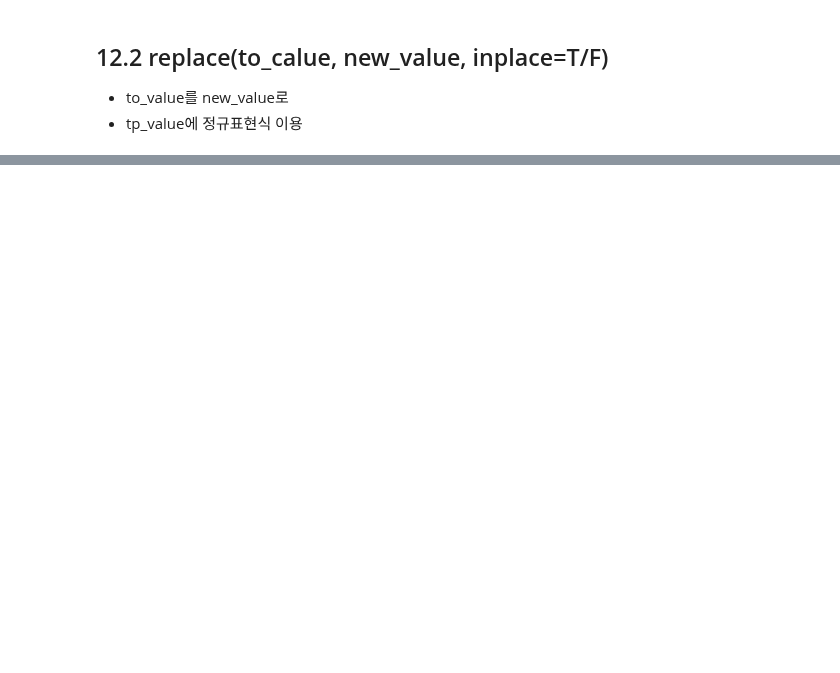
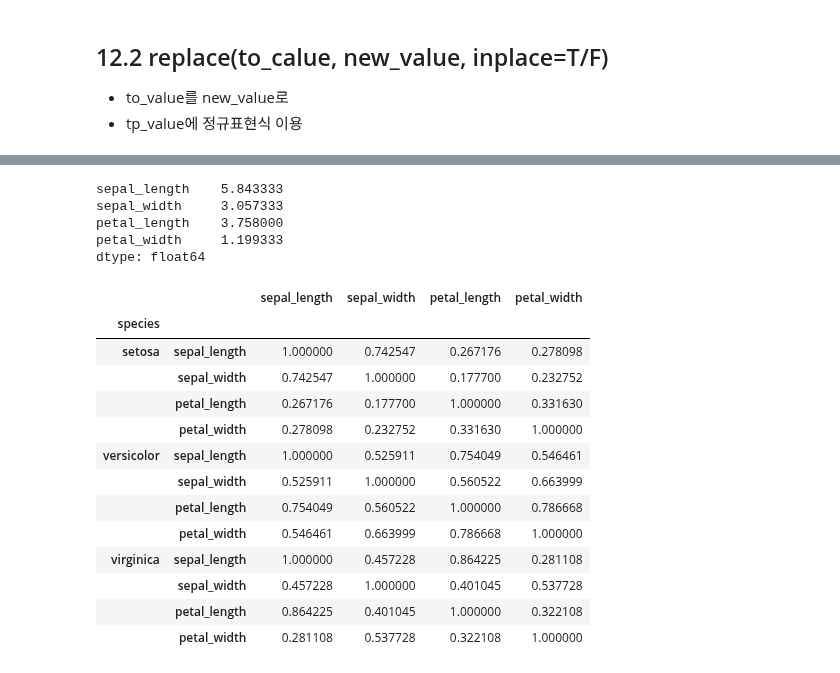
Before and after one commit to SeohuiJeong0420/ai_x, a Jupyter notebook: source/01_python/ch11_데이터프레임과 시리즈(Pandas)_9절~.ipynb, the cells around one changed output, grey strips where cells are left out. Cells and saved outputs as stored; diff of their text form; code cells hidden in the pictures; blank space fills up the shorter version.

Commit message:
ch11데이터프레임과 시리즈(Pandas)4

```diff
--- a/source/01_python/ch11_데이터프레임과 시리즈(Pandas)_9절~.ipynb
+++ b/source/01_python/ch11_데이터프레임과 시리즈(Pandas)_9절~.ipynb
@@ -628,0 +985,5 @@ NameError: name 'values' is not defined
+# %%
+#2.iris 데이터를 데이터프레임 변수인 독립변수 X와 종속변수y로 나누세요 . 종속변수는species열입니다
+#iloc이용
+X = iris.iloc[:,:-1]
+y = iris.iloc[:,-1:]
@@ -628,0 +1051,6 @@ NameError: name 'values' is not defined
+# %%
+#6. 2 번의 X 와 Y 변수를 합해서 iris_df 데이터 프레임으로 만드세요(y가 시리즈여도 concat가능)
+iris_df = pd.DataFrame(data=X,
+                      columns = ['sepal_length', 'sepal_width', 'petal_length', 'petal_width'])
+iris_df['species'] = Y
+iris_df
@@ -628,0 +1071,28 @@ NameError: name 'values' is not defined
+# %%
+#7. iris데이터의 각 열 평균값을 출력하세요
+iris.iloc[:,:-1].mean(axis=0)
+# %% [output]
+sepal_length    5.843333
+sepal_width     3.057333
+petal_length    3.758000
+petal_width     1.199333
+dtype: float64
+# %%
+#8. iris데이터의 각 열들 사이의 상관계수를 출력하세요
+iris_corr = iris_df.groupby(by='species').corr()[['sepal_length','sepal_width','petal_length','petal_width']]
+iris_corr
+# %% [output]
+|  |  | sepal_length | sepal_width | petal_length | petal_width |
+| species |  |  |  |  |  |
+| setosa | sepal_length | 1.000000 | 0.742547 | 0.267176 | 0.278098 |
+|  | sepal_width | 0.742547 | 1.000000 | 0.177700 | 0.232752 |
+|  | petal_length | 0.267176 | 0.177700 | 1.000000 | 0.331630 |
+|  | petal_width | 0.278098 | 0.232752 | 0.331630 | 1.000000 |
+| versicolor | sepal_length | 1.000000 | 0.525911 | 0.754049 | 0.546461 |
+|  | sepal_width | 0.525911 | 1.000000 | 0.560522 | 0.663999 |
+|  | petal_length | 0.754049 | 0.560522 | 1.000000 | 0.786668 |
+|  | petal_width | 0.546461 | 0.663999 | 0.786668 | 1.000000 |
+| virginica | sepal_length | 1.000000 | 0.457228 | 0.864225 | 0.281108 |
+|  | sepal_width | 0.457228 | 1.000000 | 0.401045 | 0.537728 |
+|  | petal_length | 0.864225 | 0.401045 | 1.000000 | 0.322108 |
+|  | petal_width | 0.281108 | 0.537728 | 0.322108 | 1.000000 |
```
Also changed, not shown: parts of 48 cells of this notebook.
